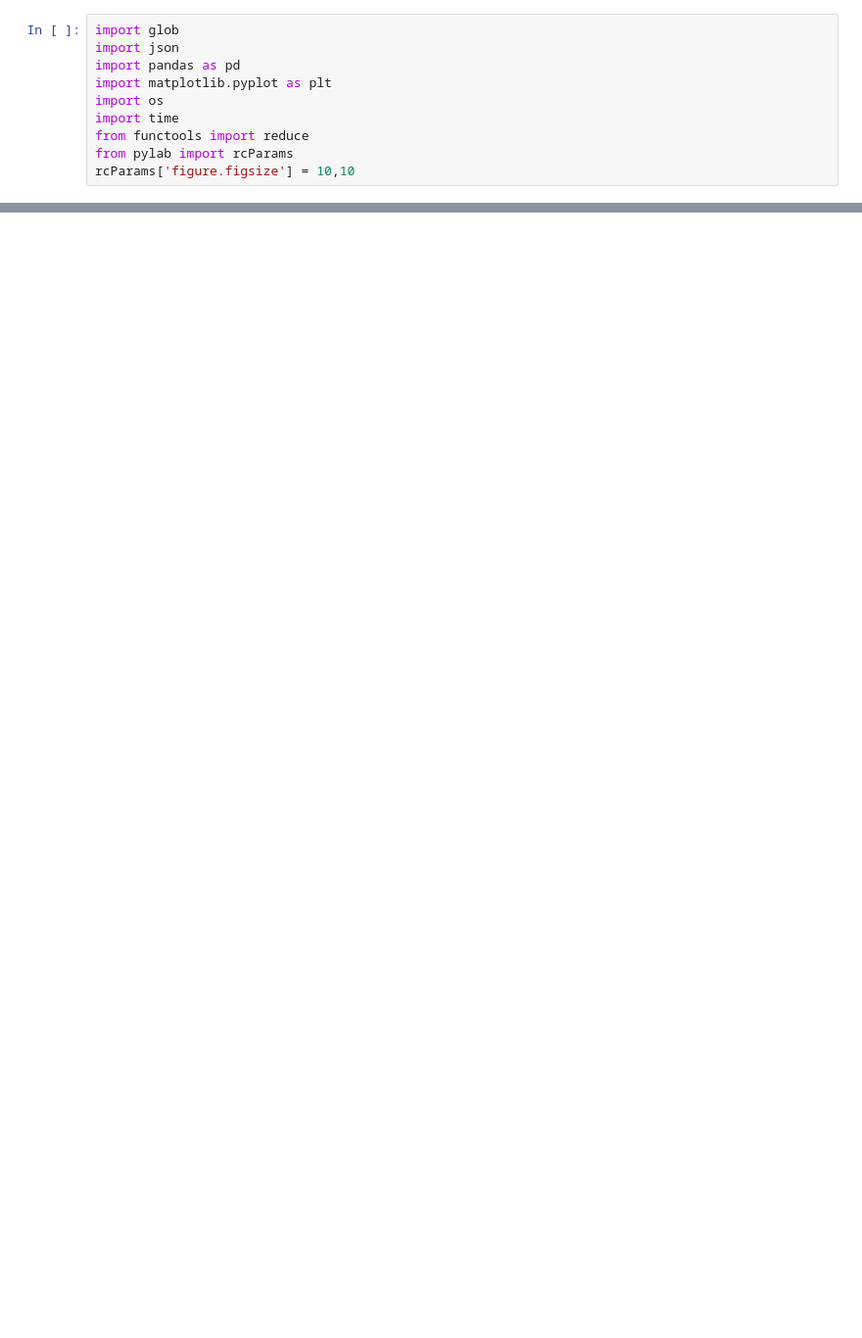
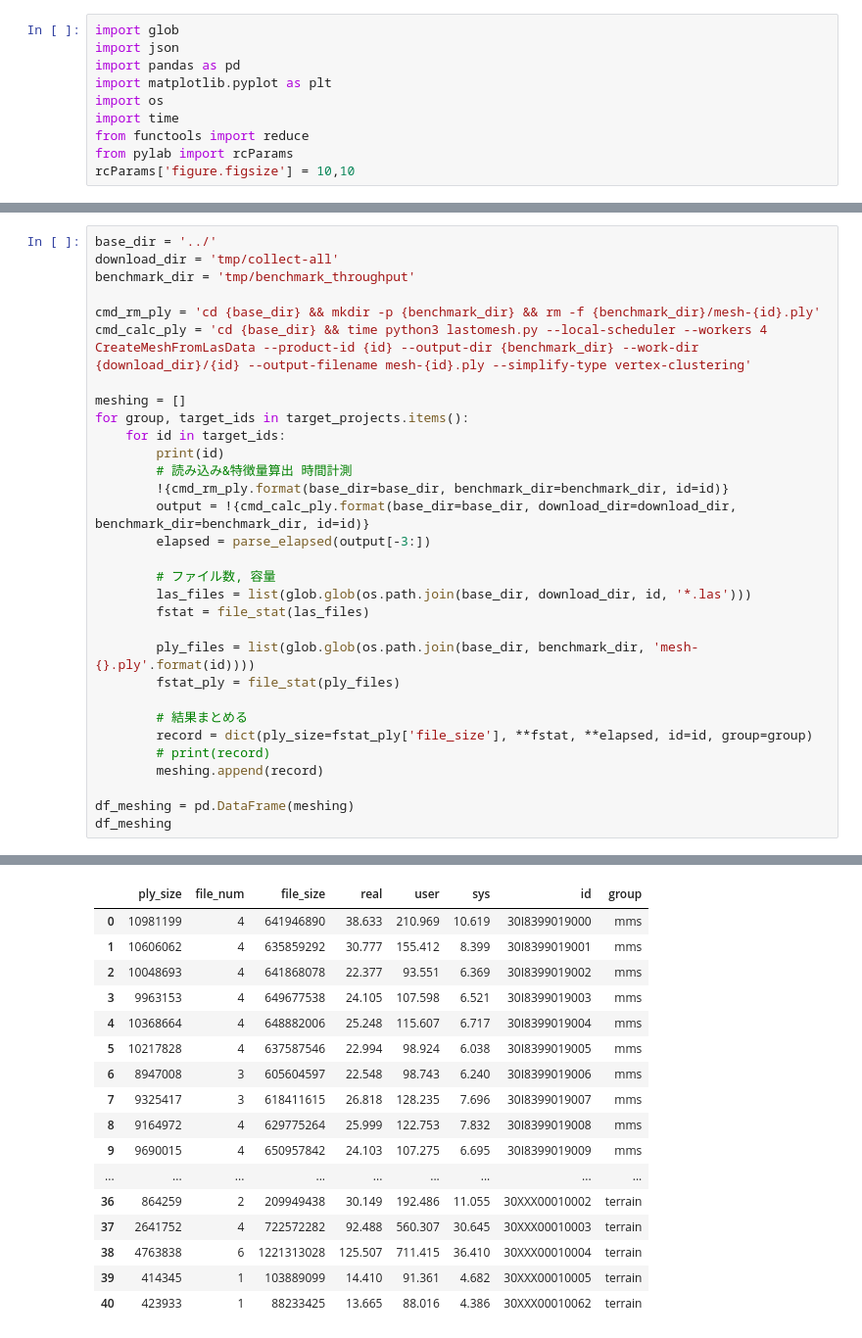
Before and after one commit to sekilab/lastomesh, a Jupyter notebook: notebooks/benchmarks.ipynb, the cells around one changed output, grey strips where cells are left out. Shown at 98% size. Cells and saved outputs as stored; diff of their text form; blank space fills up the shorter version.

```diff
--- a/notebooks/benchmarks.ipynb
+++ b/notebooks/benchmarks.ipynb
@@ -112,0 +262,32 @@ print(throughput_point, elapsed_per_1gb, file_size_sum)
+# %%
+base_dir = '../'
+download_dir = 'tmp/collect-all'
+benchmark_dir = 'tmp/benchmark_throughput'
+
+cmd_rm_ply = 'cd {base_dir} && mkdir -p {benchmark_dir} && rm -f {benchmark_dir}/mesh-{id}.ply'
+cmd_calc_ply = 'cd {base_dir} && time python3 lastomesh.py --local-scheduler --workers 4 CreateMeshFromLasData --product-id {id} --output-dir {benchmark_dir} --work-dir {download_dir}/{id} --output-filename mesh-{id}.ply --simplify-type vertex-clustering'
+
+meshing = []
+for group, target_ids in target_projects.items():
+    for id in target_ids:
+        print(id)
+        # 読み込み&特徴量算出 時間計測
+        !{cmd_rm_ply.format(base_dir=base_dir, benchmark_dir=benchmark_dir, id=id)}
+        output = !{cmd_calc_ply.format(base_dir=base_dir, download_dir=download_dir, benchmark_dir=benchmark_dir, id=id)}
+        elapsed = parse_elapsed(output[-3:])
+
+        # ファイル数, 容量
+        las_files = list(glob.glob(os.path.join(base_dir, download_dir, id, '*.las')))
+        fstat = file_stat(las_files)
+
+        ply_files = list(glob.glob(os.path.join(base_dir, benchmark_dir, 'mesh-{}.ply'.format(id))))
+        fstat_ply = file_stat(ply_files)
+
+        # 結果まとめる
+        record = dict(ply_size=fstat_ply['file_size'], **fstat, **elapsed, id=id, group=group)
+        # print(record)
+        meshing.append(record)
+
+df_meshing = pd.DataFrame(meshing)
+df_meshing
+# %% [output]
@@ -112,0 +311,17 @@ print(throughput_point, elapsed_per_1gb, file_size_sum)
+|  | ply_size | file_num | file_size | real | user | sys | id | group |
+| 0 | 10981199 | 4 | 641946890 | 38.633 | 210.969 | 10.619 | 30I8399019000 | mms |
+| 1 | 10606062 | 4 | 635859292 | 30.777 | 155.412 | 8.399 | 30I8399019001 | mms |
+| 2 | 10048693 | 4 | 641868078 | 22.377 | 93.551 | 6.369 | 30I8399019002 | mms |
+| 3 | 9963153 | 4 | 649677538 | 24.105 | 107.598 | 6.521 | 30I8399019003 | mms |
+| 4 | 10368664 | 4 | 648882006 | 25.248 | 115.607 | 6.717 | 30I8399019004 | mms |
+| 5 | 10217828 | 4 | 637587546 | 22.994 | 98.924 | 6.038 | 30I8399019005 | mms |
+| 6 | 8947008 | 3 | 605604597 | 22.548 | 98.743 | 6.240 | 30I8399019006 | mms |
+| 7 | 9325417 | 3 | 618411615 | 26.818 | 128.235 | 7.696 | 30I8399019007 | mms |
+| 8 | 9164972 | 4 | 629775264 | 25.999 | 122.753 | 7.832 | 30I8399019008 | mms |
+| 9 | 9690015 | 4 | 650957842 | 24.103 | 107.275 | 6.695 | 30I8399019009 | mms |
+| ... | ... | ... | ... | ... | ... | ... | ... | ... |
+| 36 | 864259 | 2 | 209949438 | 30.149 | 192.486 | 11.055 | 30XXX00010002 | terrain |
+| 37 | 2641752 | 4 | 722572282 | 92.488 | 560.307 | 30.645 | 30XXX00010003 | terrain |
+| 38 | 4763838 | 6 | 1221313028 | 125.507 | 711.415 | 36.410 | 30XXX00010004 | terrain |
+| 39 | 414345 | 1 | 103889099 | 14.410 | 91.361 | 4.682 | 30XXX00010005 | terrain |
+| 40 | 423933 | 1 | 88233425 | 13.665 | 88.016 | 4.386 | 30XXX00010062 | terrain |
```
Also changed, not shown: parts of 8 cells of this notebook, 2 other files.
